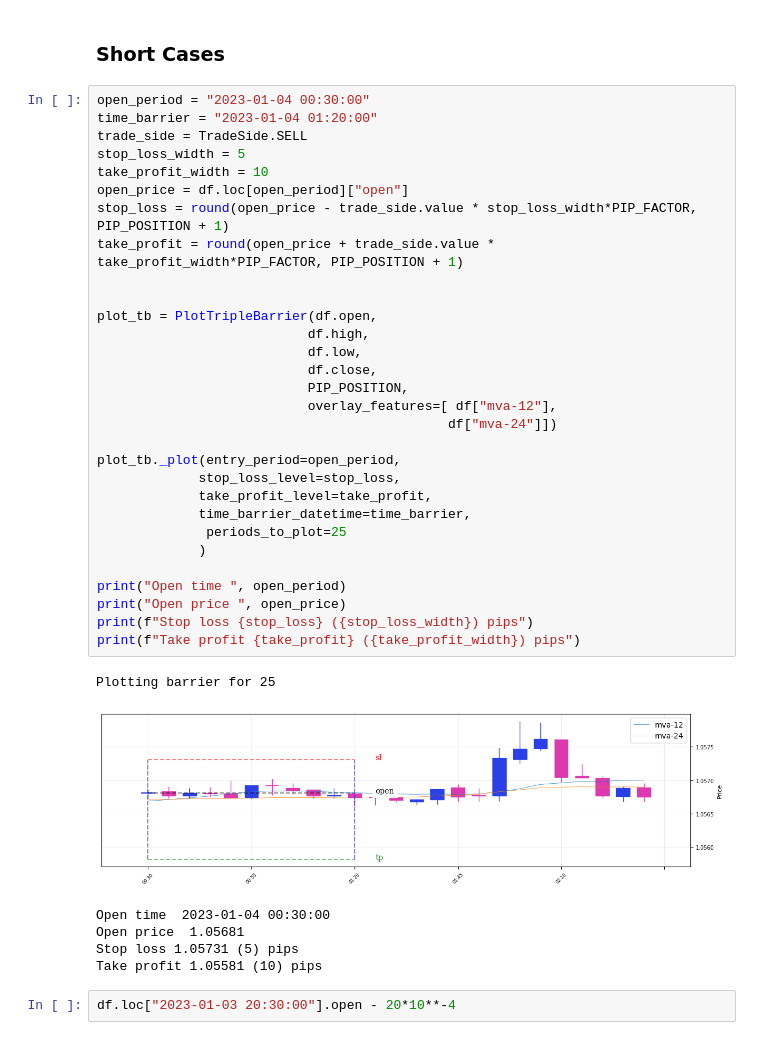
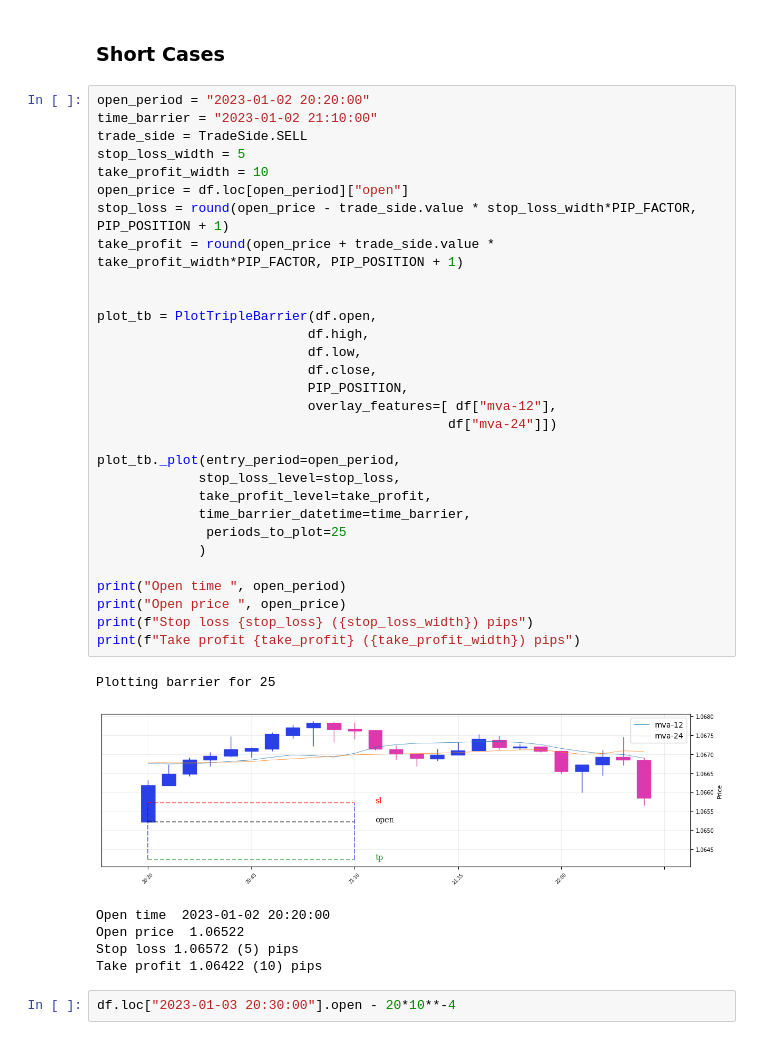
Before and after one commit to mchiuminatto/triple_barrier, a Jupyter notebook: docs/test-triple-barrier-plotting.ipynb, the cells around one changed output. Drawn from its saved outputs; the diff is of its cells as text.

Commit message:
DONE: Plot Multi Barrier
Signed-off-by: marcello chiuminatto <mchiuminatto@gmail.com>

```diff
--- a/docs/test-triple-barrier-plotting.ipynb
+++ b/docs/test-triple-barrier-plotting.ipynb
@@ -43,42 +43,42 @@ mpl.plot(df[0:200], type="candle", figsize=(15,4), mav=(12,24), style="ibd")
 # %% [markdown]
 ### Short Cases
 # %%
-open_period = "2023-01-04 00:30:00"
-time_barrier = "2023-01-04 01:20:00"
+open_period = "2023-01-02 20:20:00"
+time_barrier = "2023-01-02 21:10:00"
 trade_side = TradeSide.SELL
 stop_loss_width = 5
 take_profit_width = 10
 open_price = df.loc[open_period]["open"]
 stop_loss = round(open_price - trade_side.value * stop_loss_width*PIP_FACTOR, PIP_POSITION + 1)
 take_profit = round(open_price + trade_side.value * take_profit_width*PIP_FACTOR, PIP_POSITION + 1)
 
 
 plot_tb = PlotTripleBarrier(df.open,
                            df.high,
                            df.low,
                            df.close,
                            PIP_POSITION,
                            overlay_features=[ df["mva-12"],
                                              df["mva-24"]])
 
 plot_tb._plot(entry_period=open_period,
              stop_loss_level=stop_loss,
              take_profit_level=take_profit,
              time_barrier_datetime=time_barrier,
               periods_to_plot=25
              )
 
 print("Open time ", open_period)
 print("Open price ", open_price)
 print(f"Stop loss {stop_loss} ({stop_loss_width}) pips")
 print(f"Take profit {take_profit} ({take_profit_width}) pips")
 # %% [output]
 Plotting barrier for 25
-[figure, old version]
+[figure, new version]
-Open time  2023-01-04 00:30:00
-Open price  1.05681
-Stop loss 1.05731 (5) pips
-Take profit 1.05581 (10) pips
+Open time  2023-01-02 20:20:00
+Open price  1.06522
+Stop loss 1.06572 (5) pips
+Take profit 1.06422 (10) pips
 # %%
 df.loc["2023-01-03 20:30:00"].open - 20*10**-4
 # %% [output]
```
Also changed, not shown: 13 other files.
